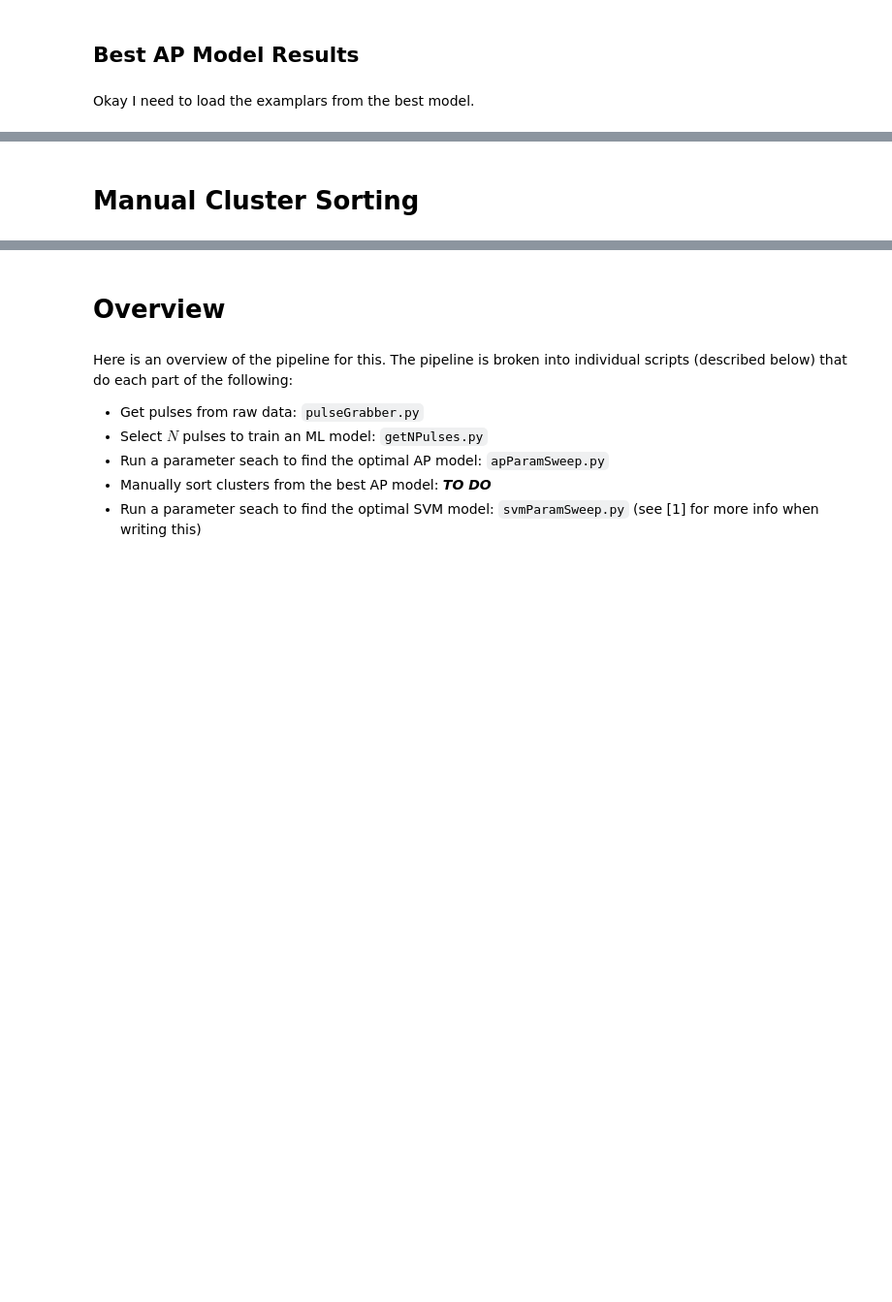
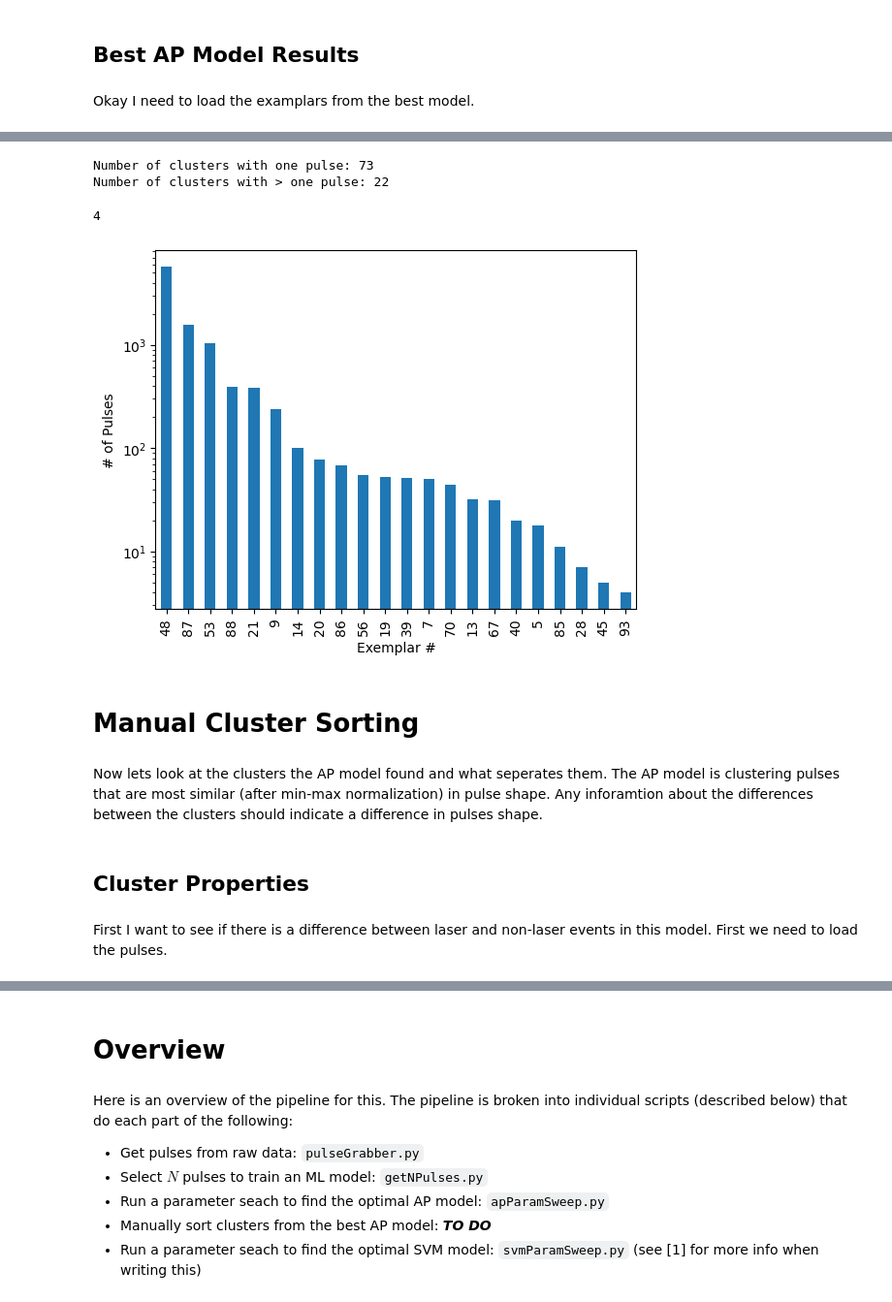
Before and after one commit to cmhinkle/semi_supervised_pulses_BeEST, a Jupyter notebook: notebooks/semisupervised.ipynb, the cells around one changed output, grey strips where cells are left out. Shown at 97% size. Cells and saved outputs as stored; diff of their text form; code cells hidden in the pictures; blank space fills up the shorter version.

```diff
--- a/notebooks/semisupervised.ipynb
+++ b/notebooks/semisupervised.ipynb
@@ -298,0 +309,2 @@ ap_load
+# %%
+ap_model = ap_best_load['model']
@@ -298,0 +342,3 @@ ap_load
+# %%
+counts = pd.Series(ap_model.labels_).value_counts()
+print(counts.head(15))
@@ -299,2 +362,29 @@ ap_load
+# %%
+print(f'Number of clusters with one pulse: {(counts == 1).sum()}')
+print(f'Number of clusters with > one pulse: {len(counts) - (counts == 1).sum()}')
+# %% [output]
+Number of clusters with one pulse: 73
+Number of clusters with > one pulse: 22
+# %%
+counts[93]
+# %% [output]
+4
+# %%
+counts_not_1 = counts[counts > 1]
+
+counts_not_1.plot(kind='bar')
+plt.semilogy()
+plt.xlabel('Exemplar #')
+plt.ylabel('# of Pulses')
+plt.show()
+plt.close()
+# %% [output]
+[figure, added]
 # %% [markdown]
 # Manual Cluster Sorting
+# %% [markdown]
+Now lets look at the clusters the AP model found and what seperates them. The AP model is clustering pulses that are most similar (after min-max normalization) in pulse shape. Any inforamtion about the differences between the clusters should indicate a difference in pulses shape.
+# %% [markdown]
+## Cluster Properties
+# %% [markdown]
+First I want to see if there is a difference between laser and non-laser events in this model. First we need to load the pulses.
```
Also changed, not shown: parts of 27 cells of this notebook, 2 other files.
